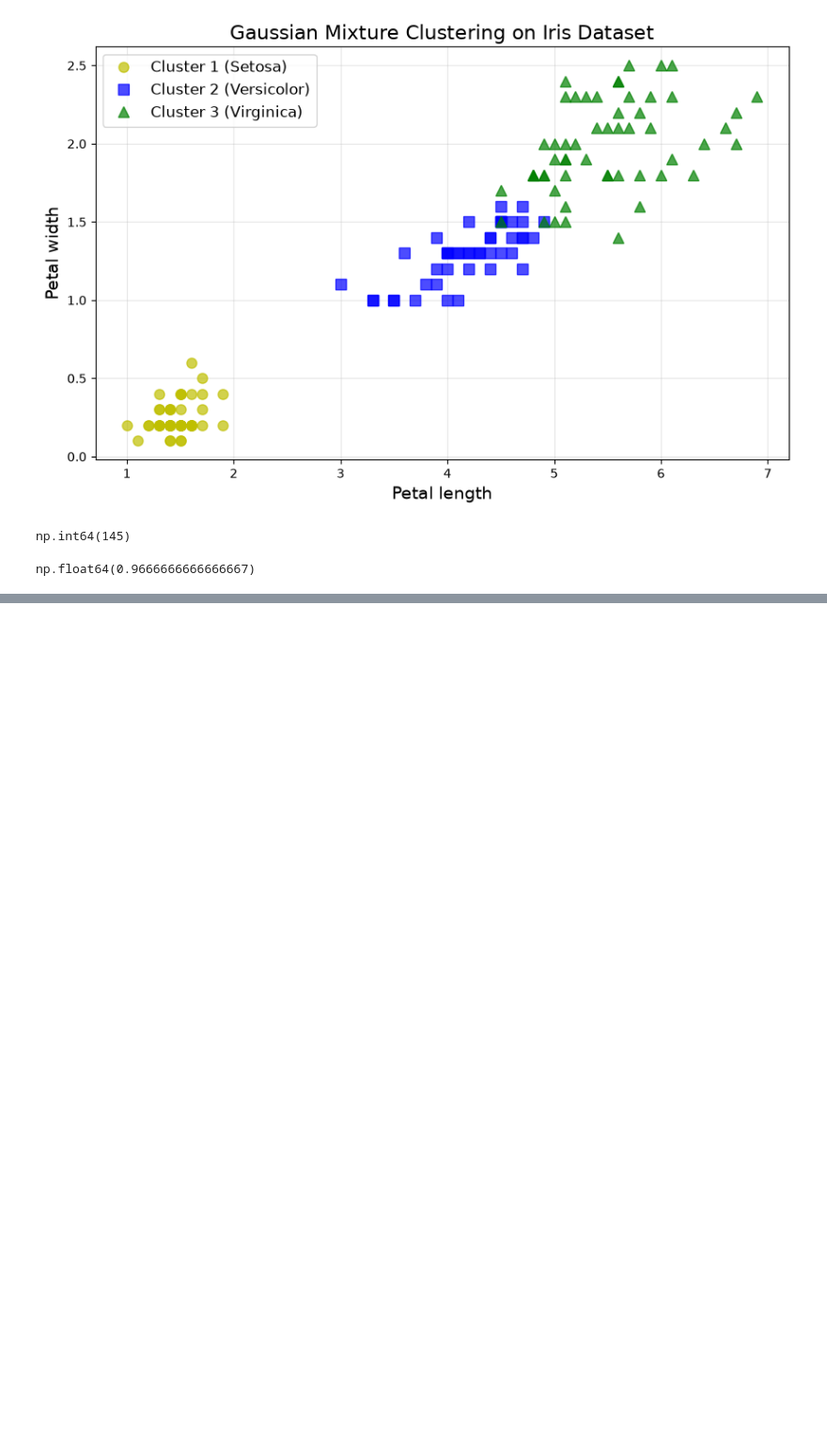
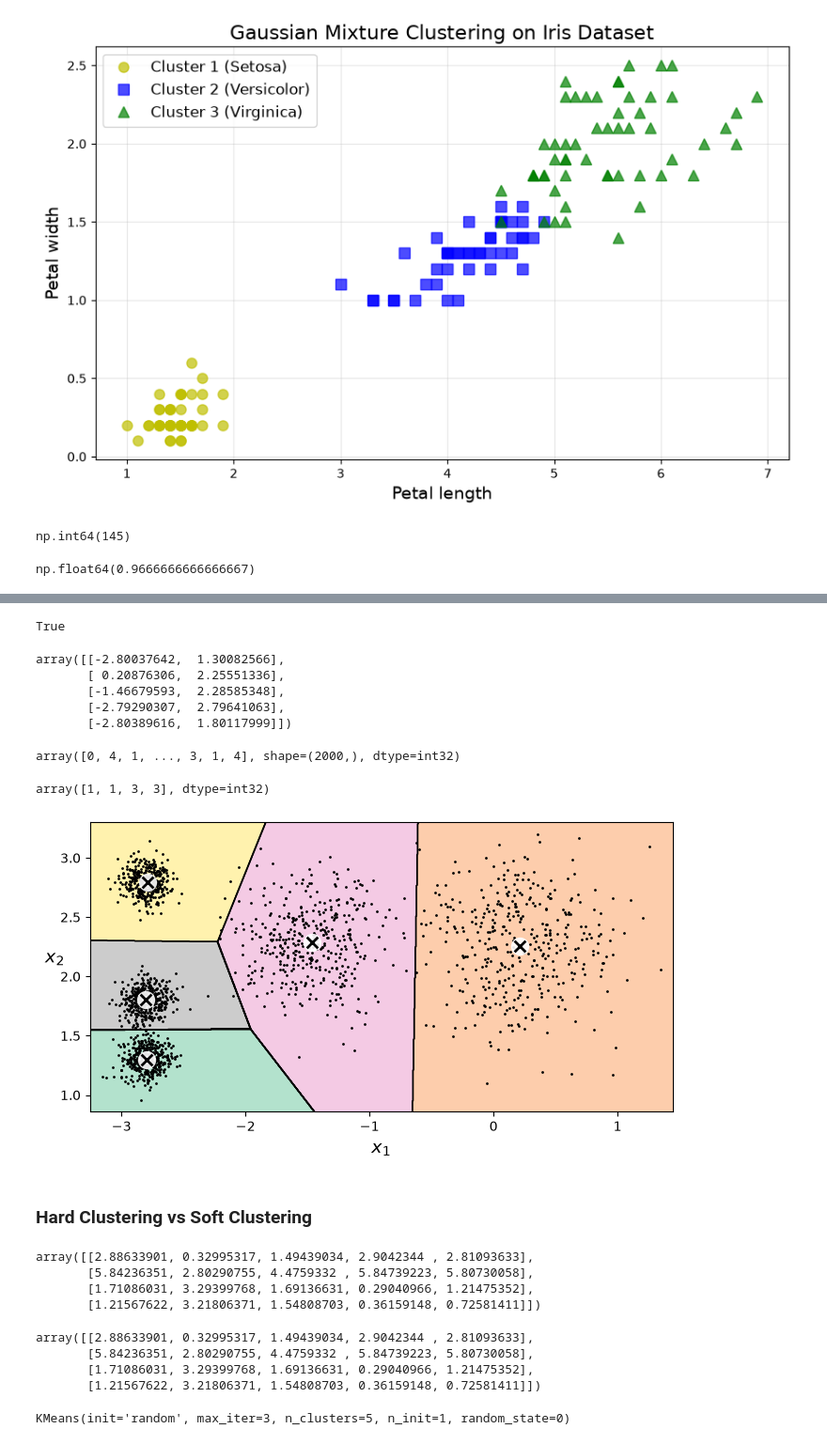
Before and after one commit to vladmurnik/dimensionality_reduction, a Jupyter notebook: UL.ipynb, the cells around one changed output, grey strips where cells are left out. Shown at 94% size. Saved outputs shown, nothing was run; the diff lists cells and outputs as text; code cells hidden in the pictures; blank space fills up the shorter version.

```diff
--- a/UL.ipynb
+++ b/UL.ipynb
@@ -115,0 +118,6 @@ plt.show()
+# %%
+from sklearn.cluster import KMeans
+
+k = 5
+kmeans = KMeans(n_clusters=k, random_state=42, n_init=100)
+y_pred = kmeans.fit_predict(X)
@@ -115,0 +128,21 @@ plt.show()
+# %%
+y_pred is kmeans.labels_
+# %% [output]
+True
+# %%
+kmeans.cluster_centers_
+# %% [output]
+array([[-2.80037642,  1.30082566],
+       [ 0.20876306,  2.25551336],
+       [-1.46679593,  2.28585348],
+       [-2.79290307,  2.79641063],
+       [-2.80389616,  1.80117999]])
+# %%
+kmeans.labels_
+# %% [output]
+array([0, 4, 1, ..., 3, 1, 4], shape=(2000,), dtype=int32)
+# %%
+X_new = np.array([[0, 2], [3, 2], [-3, 3], [-3, 2.5]])
+kmeans.predict(X_new)
+# %% [output]
+array([1, 1, 3, 3], dtype=int32)
@@ -115,0 +190,35 @@ plt.show()
+# %%
+plt.figure(figsize=(8, 4))
+plot_decision_boundaries(kmeans, X)
+plt.savefig("img/voronoi_plot")
+plt.show()
+# %% [output]
+[figure, added]
+# %% [markdown]
+### Hard Clustering vs Soft Clustering
+# %%
+kmeans.transform(X_new)
+# %% [output]
+array([[2.88633901, 0.32995317, 1.49439034, 2.9042344 , 2.81093633],
+       [5.84236351, 2.80290755, 4.4759332 , 5.84739223, 5.80730058],
+       [1.71086031, 3.29399768, 1.69136631, 0.29040966, 1.21475352],
+       [1.21567622, 3.21806371, 1.54808703, 0.36159148, 0.72581411]])
+# %%
+np.linalg.norm(np.tile(X_new, (1, k)).reshape(-1, k, 2) - kmeans.cluster_centers_, axis=2)
+# %% [output]
+array([[2.88633901, 0.32995317, 1.49439034, 2.9042344 , 2.81093633],
+       [5.84236351, 2.80290755, 4.4759332 , 5.84739223, 5.80730058],
+       [1.71086031, 3.29399768, 1.69136631, 0.29040966, 1.21475352],
+       [1.21567622, 3.21806371, 1.54808703, 0.36159148, 0.72581411]])
+# %%
+kmeans_iter1 = KMeans(n_clusters=5, init="random", n_init=1,
+                    max_iter=1, random_state=0)
+kmeans_iter2 = KMeans(n_clusters=5, init="random", n_init=1,
+                    max_iter=2, random_state=0)
+kmeans_iter3 = KMeans(n_clusters=5, init="random", n_init=1,
+                    max_iter=3, random_state=0)
+kmeans_iter1.fit(X)
+kmeans_iter2.fit(X)
+kmeans_iter3.fit(X)
+# %% [output]
+KMeans(init='random', max_iter=3, n_clusters=5, n_init=1, random_state=0)
```
Also changed, not shown: parts of 27 cells of this notebook, 7 other files.
